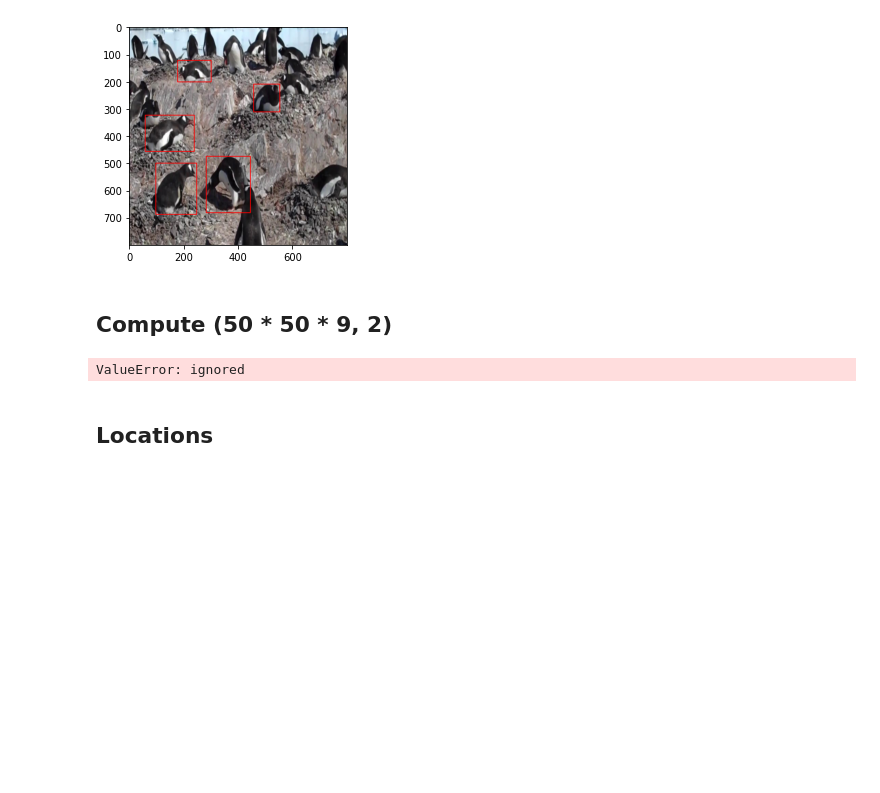
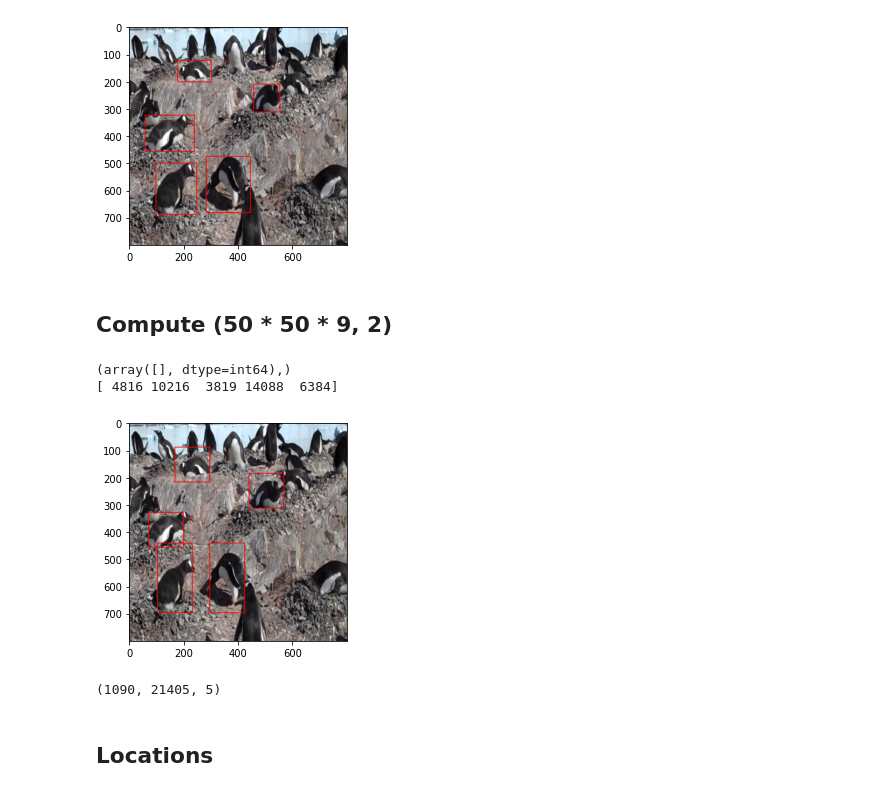
Before and after one commit to pouya-parsa/faster_rcnn, a Jupyter notebook: faster_rcnn.ipynb, the cells around one changed output. Saved outputs shown, nothing was run; the diff lists cells and outputs as text; code cells hidden in the pictures; blank space fills up the shorter version.

Commit message:
Fix Bug in Labeling + Add Sanity Checks

```diff
--- a/faster_rcnn.ipynb
+++ b/faster_rcnn.ipynb
@@ -190,14 +161,55 @@ def get_anchors_iou(image_path, label_path):
       anchors_iou[anchor_ind, gt_idx] = compute_iou(anchor_box, gt_box)
 
   return anchors_iou
+# %%
+def iou_to_label(anchors_iou):
+
+  # anchors_iou is the mutual iou of every anchor box and ground-truth box
+  # is in shape of (50 * 50 * 9, 5)
+
+  # output is in shape of (50 * 50 * 9, 1)
+
+  """
+  a) if iou of anchor box and ground-truth box is greater than 0.7 label one is assigned
+  b) anchor box with highest iou with a specific ground-truth box is also labeled as one
+  c) iou less than 0.3 is labeled as -1
+  """
+
+
+  anchor_label = np.full((anchors_iou.shape[0], 1), fill_value=-1)
+
+  # higher_iou_idx, higher_gt_idx = np.where(anchors_iou > 0.7) # a rule
+  # lower_iou_idx, lower_gt_idx = np.where(anchors_iou < 0.3) # b rule
+
+  negative_a_idx = np.where(np.max(anchors_iou, axis=-1) < 0.3) # a rule
+
+  positive_b_idx = np.where(np.max(anchors_iou, axis=-1) > 0.7) # b rule
+  postive_c_idx =  np.argmax(anchors_iou, axis=0) # c rule
+
+  anchor_label[positive_b_idx, :] = 1
+  anchor_label[postive_c_idx, :] = 1
+
+  anchor_label[negative_a_idx, :] = 0
+
+  return anchor_label
 # %%
 # UNIT TEST
 anchors_iou = get_anchors_iou("/content/image.jpg", "/content/label.png")
 anchor_label = iou_to_label(anchors_iou)
 X1, _ = np.where(anchor_label == 1)
-visualize("/content/image.png", anchor_boxes[X1])
+visualize("/content/image.jpg", anchor_boxes[X1])
 # %% [output]
-ValueError: ignored
+(array([], dtype=int64),)
+[ 4816 10216  3819 14088  6384]
+[figure, added]
+# %%
+# SANITY CHECK
+# anchors with label zero should be much higher in number than label 1 and -1
+# label 1 reasonable range is (grouth_truth, 3 * grouth_truth)
+
+(anchor_label == -1).sum(), (anchor_label == 0).sum(), (anchor_label == 1).sum()
+# %% [output]
+(1090, 21405, 5)
 # %% [markdown]
 ## Locations
 # %%
```
Also changed, not shown: parts of 2 cells of this notebook.
